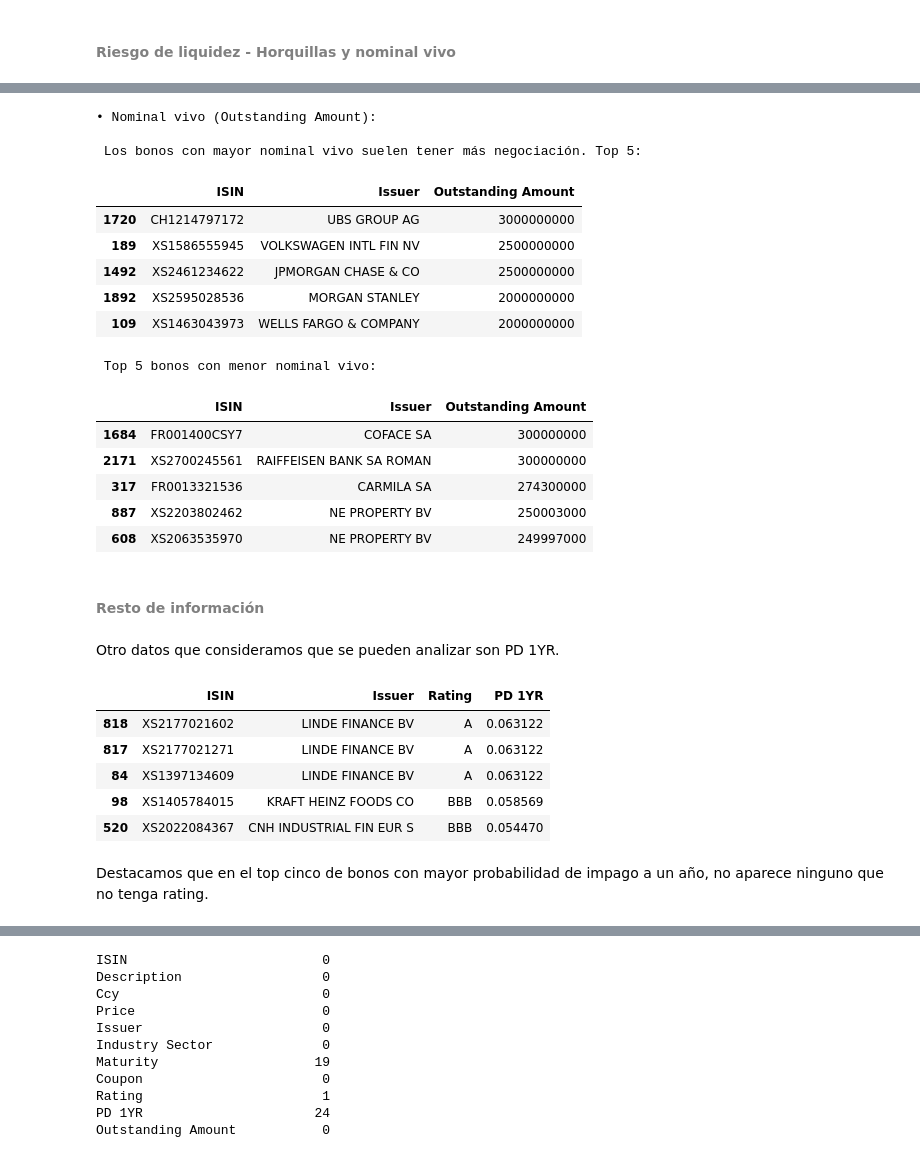
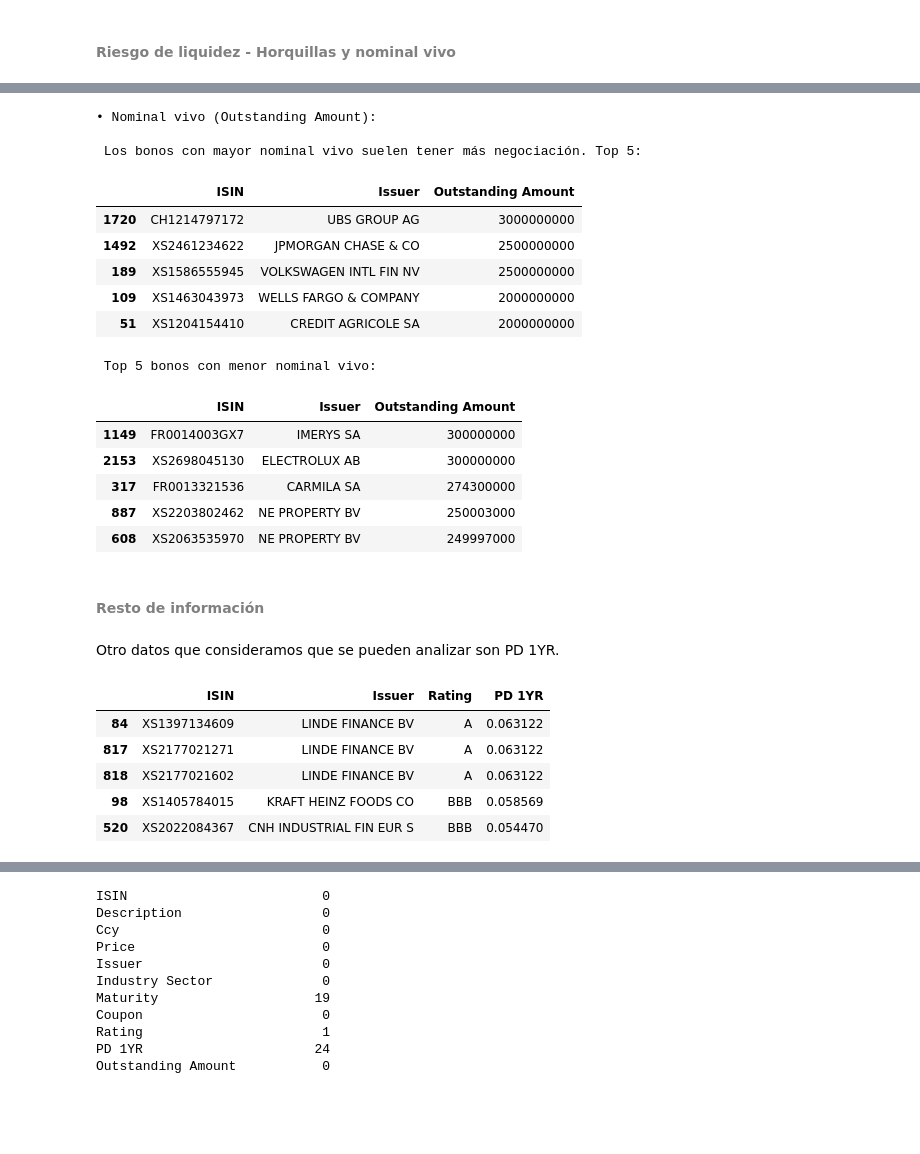
Before and after one commit to Juanjod54/MIAX_TB2.1, a Jupyter notebook: src/TallerRF_AnálisisCartera_Enunciado.ipynb, the cells around one changed output, grey strips where cells are left out. Saved outputs shown, nothing was run; the diff lists cells and outputs as text; code cells hidden in the pictures; blank space fills up the shorter version.

```diff
--- a/src/TallerRF_AnálisisCartera_Enunciado.ipynb
+++ b/src/TallerRF_AnálisisCartera_Enunciado.ipynb
@@ -401,34 +393,41 @@ Los bonos que tienen riesgo de liquidez son: 325
 # %%
+print("\n• Nominal vivo (Outstanding Amount):")
+print("\n Los bonos con mayor nominal vivo suelen tener más negociación. Top 5: ")
+oa = universo[["ISIN", "Issuer", "Outstanding Amount"]].sort_values(by="Outstanding Amount", ascending=False)
+oa.head(5)
 # %% [output]
 • Nominal vivo (Outstanding Amount):
 
  Los bonos con mayor nominal vivo suelen tener más negociación. Top 5:
 |  | ISIN | Issuer | Outstanding Amount |
 | 1720 | CH1214797172 | UBS GROUP AG | 3000000000 |
+| 1492 | XS2461234622 | JPMORGAN CHASE & CO | 2500000000 |
 | 189 | XS1586555945 | VOLKSWAGEN INTL FIN NV | 2500000000 |
-| 1492 | XS2461234622 | JPMORGAN CHASE & CO | 2500000000 |
-| 1892 | XS2595028536 | MORGAN STANLEY | 2000000000 |
 | 109 | XS1463043973 | WELLS FARGO & COMPANY | 2000000000 |
+| 51 | XS1204154410 | CREDIT AGRICOLE SA | 2000000000 |
 # %%
+print("\n Top 5 bonos con menor nominal vivo: ")
+oa.tail(5)
 # %% [output]
  Top 5 bonos con menor nominal vivo:
 |  | ISIN | Issuer | Outstanding Amount |
-| 1684 | FR001400CSY7 | COFACE SA | 300000000 |
-| 2171 | XS2700245561 | RAIFFEISEN BANK SA ROMAN | 300000000 |
+| 1149 | FR0014003GX7 | IMERYS SA | 300000000 |
+| 2153 | XS2698045130 | ELECTROLUX AB | 300000000 |
 | 317 | FR0013321536 | CARMILA SA | 274300000 |
 | 887 | XS2203802462 | NE PROPERTY BV | 250003000 |
 | 608 | XS2063535970 | NE PROPERTY BV | 249997000 |
-# %% [markdown]
-#### <font color=#808080>Resto de información</font>
-# %% [markdown]
-Otro datos que consideramos que se pueden analizar son PD 1YR.
+# %% [markdown]
+#### <font color=#808080>Resto de información</font>
+# %% [markdown]
+Otro datos que consideramos que se pueden analizar son PD 1YR.
 # %%
+pd_1y = universo[['ISIN', 'Issuer', 'Rating', 'PD 1YR']]
+
+pd_1y.sort_values(by="PD 1YR", ascending=False).head()
 # %% [output]
 |  | ISIN | Issuer | Rating | PD 1YR |
+| 84 | XS1397134609 | LINDE FINANCE BV | A | 0.063122 |
+| 817 | XS2177021271 | LINDE FINANCE BV | A | 0.063122 |
 | 818 | XS2177021602 | LINDE FINANCE BV | A | 0.063122 |
-| 817 | XS2177021271 | LINDE FINANCE BV | A | 0.063122 |
-| 84 | XS1397134609 | LINDE FINANCE BV | A | 0.063122 |
 | 98 | XS1405784015 | KRAFT HEINZ FOODS CO | BBB | 0.058569 |
 | 520 | XS2022084367 | CNH INDUSTRIAL FIN EUR S | BBB | 0.054470 |
-# %% [markdown]
-Destacamos que en el top cinco de bonos con mayor probabilidad de impago a un año, no aparece ninguno que no tenga rating.
```
Also changed, not shown: parts of 42 cells of this notebook.
